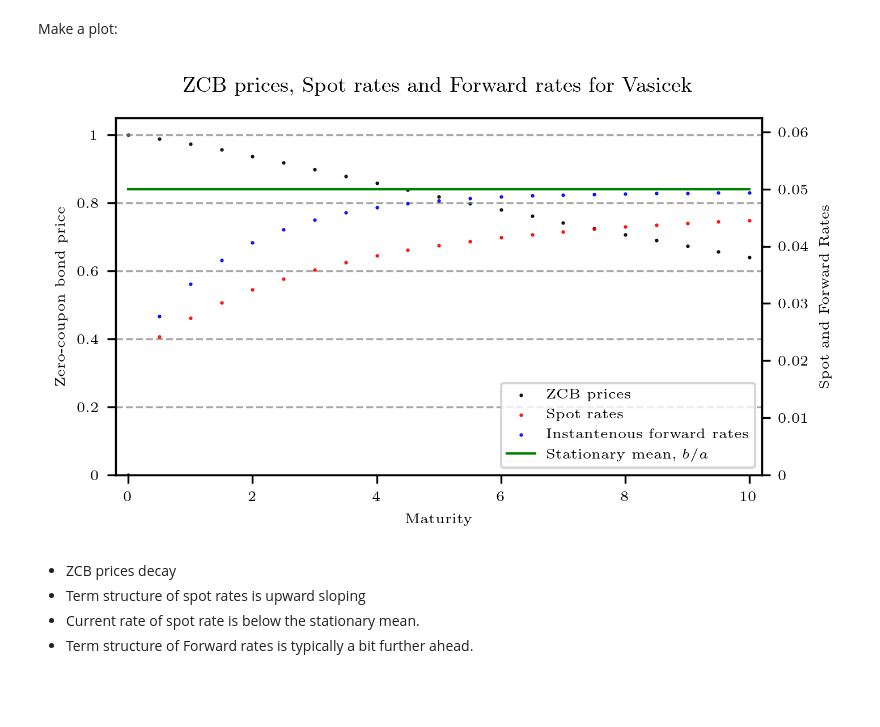
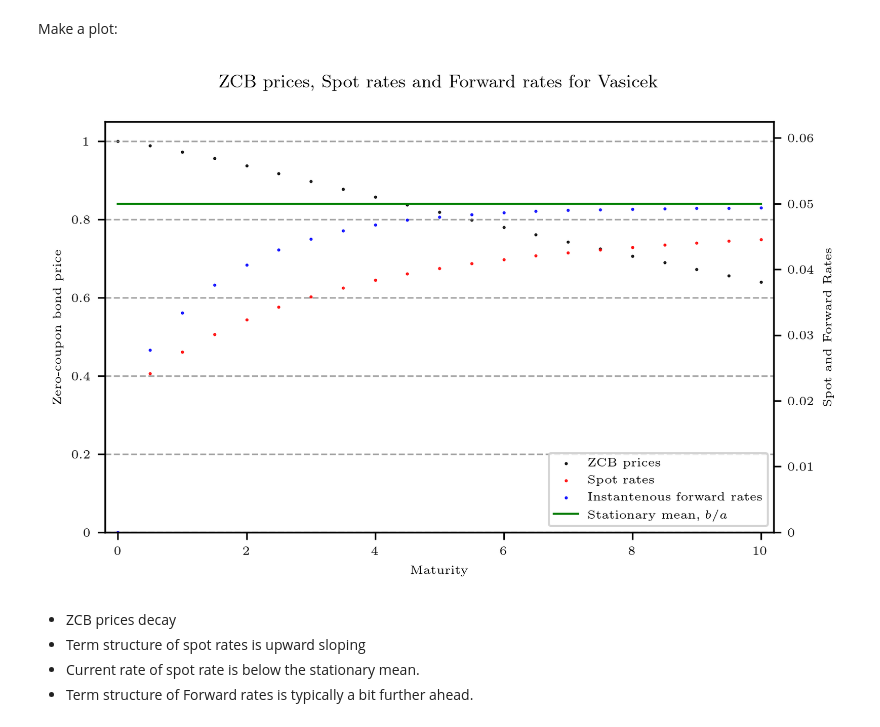
Before and after one commit to HansChristianPOLIT/Fixed-Income-Derivatives, a Jupyter notebook: Vasicek.ipynb, the cells around one changed output. Cells and saved outputs as stored; diff of their text form; code cells hidden in the pictures; blank space fills up the shorter version.

```diff
--- a/Vasicek.ipynb
+++ b/Vasicek.ipynb
@@ -40,41 +40,41 @@ forward_rates = fid.forward_rate_vasicek(r0, a, b, sigma, tau)
 # %% [markdown]
 Make a plot:
 # %%
-fig = plt.figure(constrained_layout=False, dpi = 300, figsize = (5,3))   #
+fig = plt.figure(constrained_layout=False, dpi = 300, figsize = (6,4))   #
 fig.suptitle(f"ZCB prices, Spot rates and Forward rates for Vasicek", fontsize = 9)
 gs = fig.add_gridspec(nrows=1,ncols=1,left=0.12,bottom=0.2,right=0.88,top=0.90,wspace=0,hspace=0)
 ax = fig.add_subplot(gs[0,0])
 #
 xticks = [0,2,4,6,8,10]
 ax.set_xticks(xticks)
 ax.set_xticklabels(xticks,fontsize = 6)
 ax.set_xlim([xticks[0]-0.2,xticks[-1]+0.2])
 plt.xlabel(f"Maturity",fontsize = 6)
 ax.set_yticks([0,0.2,0.4,0.6,0.8,1])
 ax.set_yticklabels([0,0.2,0.4,0.6,0.8,1],fontsize = 6)
 ax.set_ylim([0,1.05])
 ax.set_ylabel(f"Zero-coupon bond price",fontsize = 6)
 ax.grid(axis='y', linestyle='--', color='grey', alpha=0.7)
 
 p1 = ax.scatter(tau, ZCB_prices, s = 1, color = 'black', marker = ".",label="ZCB prices")
 
 ## add second y-axis for the rates
 ax1 = ax.twinx()
 ax1.set_ylabel(f"Spot and Forward Rates",fontsize = 6)
 ax1.set_yticks([0,0.01,0.02,0.03,0.04,0.05,0.06])
 ax1.set_yticklabels([0,0.01,0.02,0.03,0.04,0.05,0.06],fontsize = 6)
 ax1.set_ylim([0,0.0625])
 p2 = ax1.scatter(tau, spot_rates, s = 1, color = 'red', marker = ".",label="Spot rates")
 p3 = ax1.scatter(tau, forward_rates, s = 1, color = 'blue', marker = ".",label="Instantenous forward rates")
 p4 = ax1.plot(tau, (b/a)*np.ones([N+1]), color = 'green', marker = "", linewidth = 1, linestyle = "solid",label = "Stationary mean, $b/a$")
 
 
 plots = [p1,p2,p3,p4[0]]
 labels = [item.get_label() for item in plots]
 ax.legend(plots,labels,loc="lower right",fontsize = 6)
 plt.show()
 # %% [output]
-[figure, old version]
+[figure, new version]
 # %% [markdown]
 * ZCB prices decay
 * Term structure of spot rates is upward sloping
```
Also changed, not shown: 5 other files.
